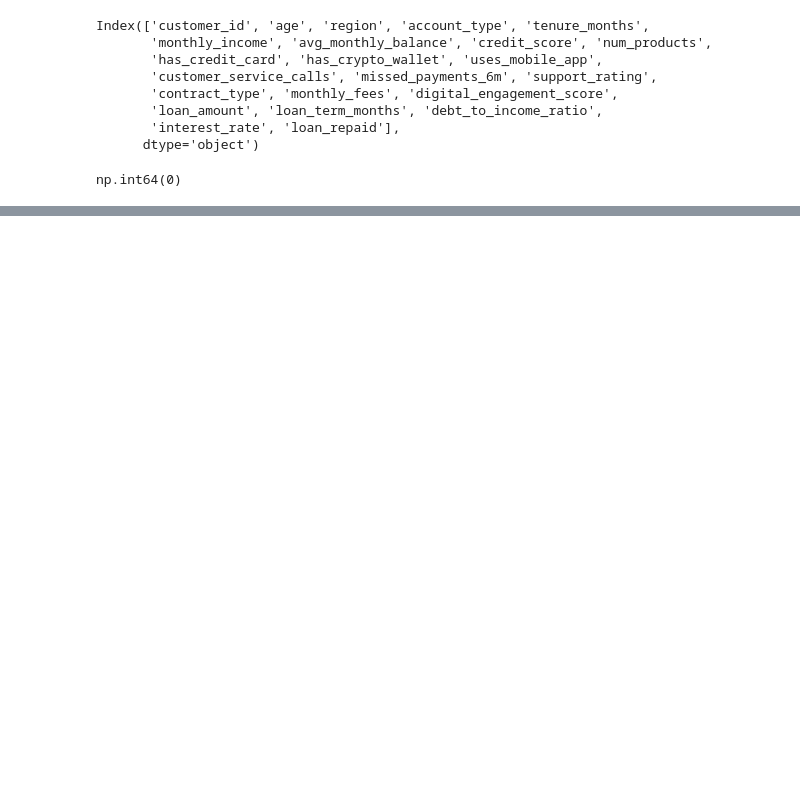
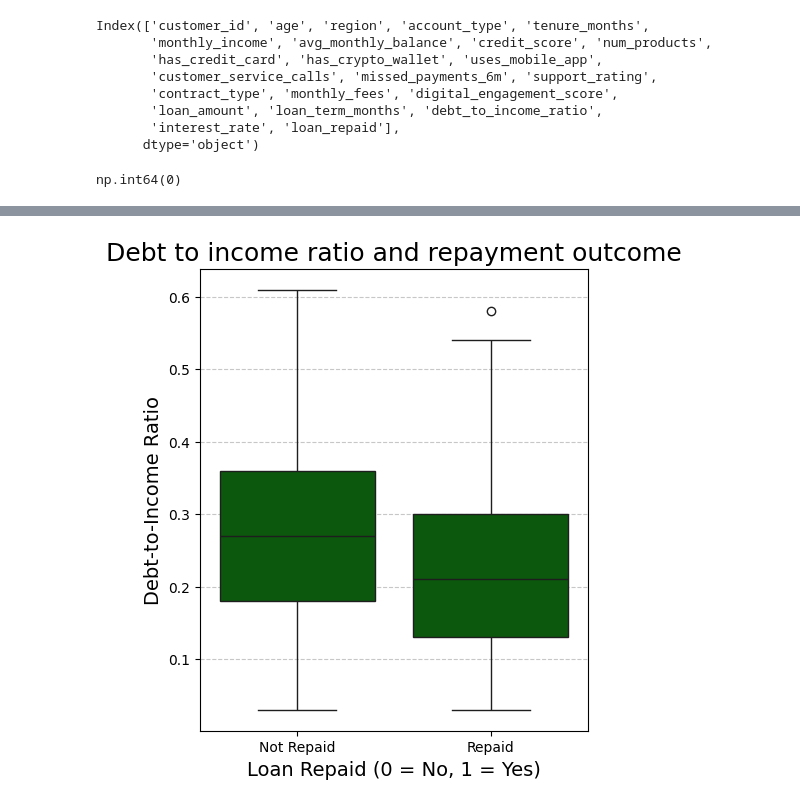
Before and after one commit to sw-sys/codebar_capstone_work, a Jupyter notebook: Capstone_Loans.ipynb, the cells around one changed output, grey strips where cells are left out. Saved outputs shown, nothing was run; the diff lists cells and outputs as text; code cells hidden in the pictures; blank space fills up the shorter version.

```diff
--- a/Capstone_Loans.ipynb
+++ b/Capstone_Loans.ipynb
@@ -166,0 +221,15 @@ np.int64(0)
+# %%
+# Debt-to-Income Ratio vs. Loan Repaid
+
+# those with a higher debt-to-income ratio are less likely to repay
+
+plt.figure(figsize=(5, 6))
+sns.boxplot(x=df['loan_repaid'], y=df['debt_to_income_ratio'], data=df, color='darkgreen')
+plt.title('Debt to income ratio and repayment outcome', fontsize=18)
+plt.xlabel('Loan Repaid (0 = No, 1 = Yes)', fontsize=14)
+plt.ylabel('Debt-to-Income Ratio', fontsize=14)
+plt.xticks([0, 1], ['Not Repaid', 'Repaid'])
+plt.grid(axis='y', linestyle='--', alpha=0.7)
+plt.show()
+# %% [output]
+[figure, added]
```
Also changed, not shown: parts of 15 cells of this notebook.
